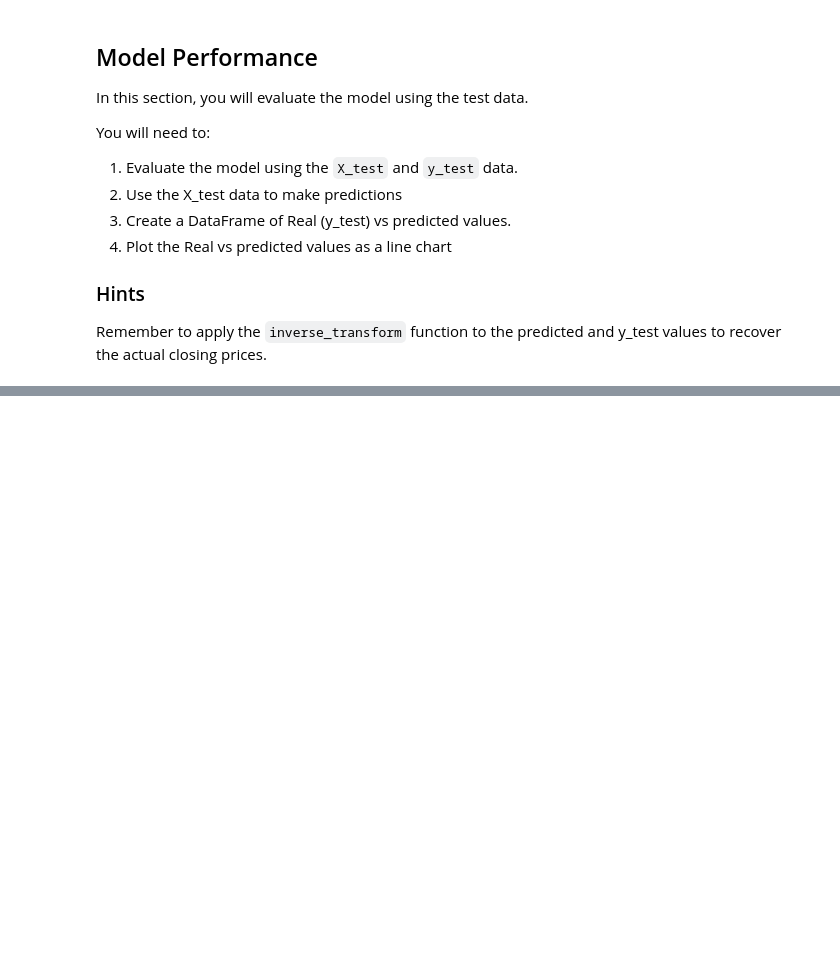
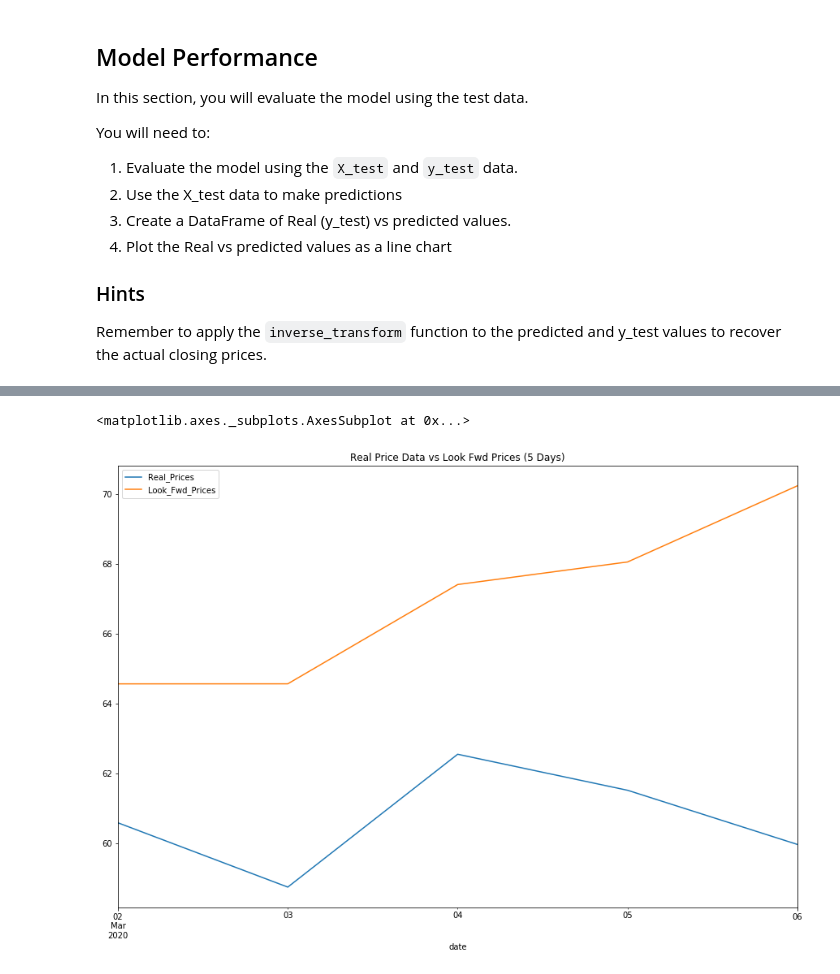
Before and after one commit to sselvakularanjan/FinTech-Project-2, a Jupyter notebook: MSR_lstm_stock_predictor_closing.ipynb, the cells around one changed output, grey strips where cells are left out. Cells and saved outputs as stored; diff of their text form; code cells hidden in the pictures; blank space fills up the shorter version.

Commit message:
MSR lstm adjustment. Added the 5 day look ahead period to the plots and compared to actual. Turns out closing price with our model is a terrible predictor for performance.

```diff
--- a/MSR_lstm_stock_predictor_closing.ipynb
+++ b/MSR_lstm_stock_predictor_closing.ipynb
@@ -261,8 +269,8 @@ model.evaluate(X_test, y_test)
 # %%
-seq = df[df.columns[feature_column]][-12:-10].tolist()
+seq = df[df.columns[feature_column]][-2:].tolist()
 forecast=[]
 for i in range (5):
     prediction = model.predict([np.array(seq).reshape(1,X_train_rnn.shape[1],1)])
     seq.append(prediction[0][0])
     seq.pop(0)
-    forecast.append(prediction[0][0])
+    forecast.append(prediction[0][0]*100)
@@ -300,0 +318,4 @@ stock_closing.plot(title='Close price predictions using LSTM RNN on closing pric
+# %%
+Real_Prices=SP500_full[SP500_full.columns[feature_column]]['2020-03-02':'2020-03-07'].tolist()
+# %%
+A=SP500_full.loc['2020-03-02':'2020-03-06'].index
@@ -300,0 +328,5 @@ stock_closing.plot(title='Close price predictions using LSTM RNN on closing pric
+# %%
+out_of_sample=pd.DataFrame({'Real_Prices':Real_Prices,
+                          'Look_Fwd_Prices':forecast},
+                          index=A)
+#                            index=['2020-03-02','2020-03-03','2020-03-04','2020-03-05','2020-03-06'])
@@ -300,0 +343,5 @@ stock_closing.plot(title='Close price predictions using LSTM RNN on closing pric
+# %%
+out_of_sample.plot(figsize=(15,10), title='Real Price Data vs Look Fwd Prices (5 Days)')
+# %% [output]
+<matplotlib.axes._subplots.AxesSubplot at 0x...>
+[figure, added]
```
Also changed, not shown: parts of 23 cells of this notebook, 1 other file.
